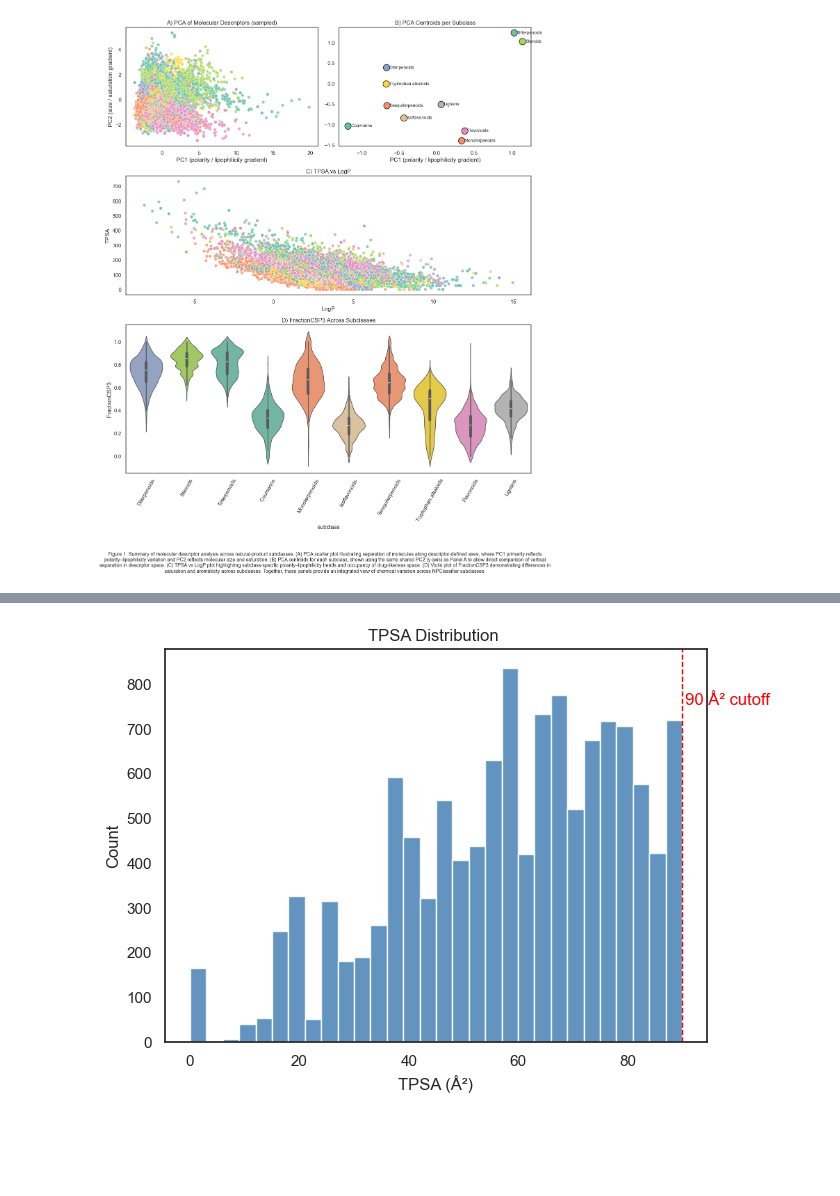
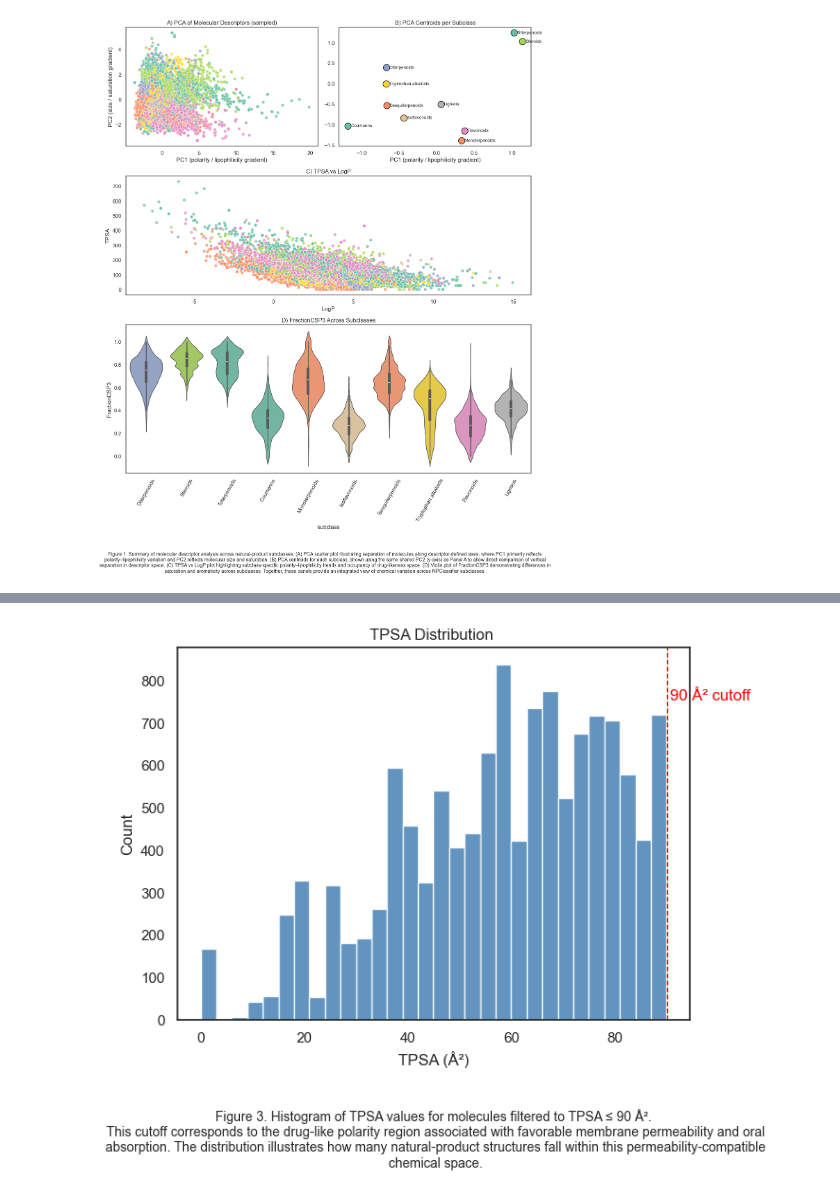
Before and after one commit to Hassan-Haydar/DSA103, a Jupyter notebook: LifeScienceData/project/final_project.ipynb, the cells around one changed output, grey strips where cells are left out. Cells and saved outputs as stored; diff of their text form; code cells hidden in the pictures; blank space fills up the shorter version.

```diff
--- a/LifeScienceData/project/final_project.ipynb
+++ b/LifeScienceData/project/final_project.ipynb
@@ -244,26 +285,43 @@ plt.show()
 # %%
 df_tpsa = df_final[df_final["TPSA"] <= 90]
 
 plt.figure(figsize=(7,5))
 
 counts, bins, patches = plt.hist(
     df_tpsa["TPSA"],
     bins=30,
     color="steelblue",
     alpha=0.85,
     edgecolor="white"
 )
 
 # Drug-likeness cutoff
 plt.axvline(90, color="red", linestyle="--", linewidth=1)
 plt.text(90.5, counts.max()*0.9, "90 Å² cutoff", color="red")
 
 plt.xlabel("TPSA (Å²)")
 plt.ylabel("Count")
 plt.title("TPSA Distribution ")
 
+caption = (
+    "Figure 3. Histogram of TPSA values for molecules filtered to TPSA ≤ 90 Å². "
+    "\nThis cutoff corresponds to the drug-like polarity region associated with favorable "
+    "membrane permeability and oral absorption. The distribution illustrates how many "
+    "natural-product structures fall within this permeability-compatible chemical space."
+)
 
+
+plt.gcf().text(
+    0.5, -0.05,
+    caption,
+    ha="center",
+    va="top",
+    fontsize=10,
+    wrap=True
+)
+
+plt.tight_layout(rect=[0, 0.05, 1, 1])
 plt.tight_layout()
 plt.show()
 # %% [output]
-[figure, old version]
+[figure, new version]
```
Also changed, not shown: parts of 3 cells of this notebook.
